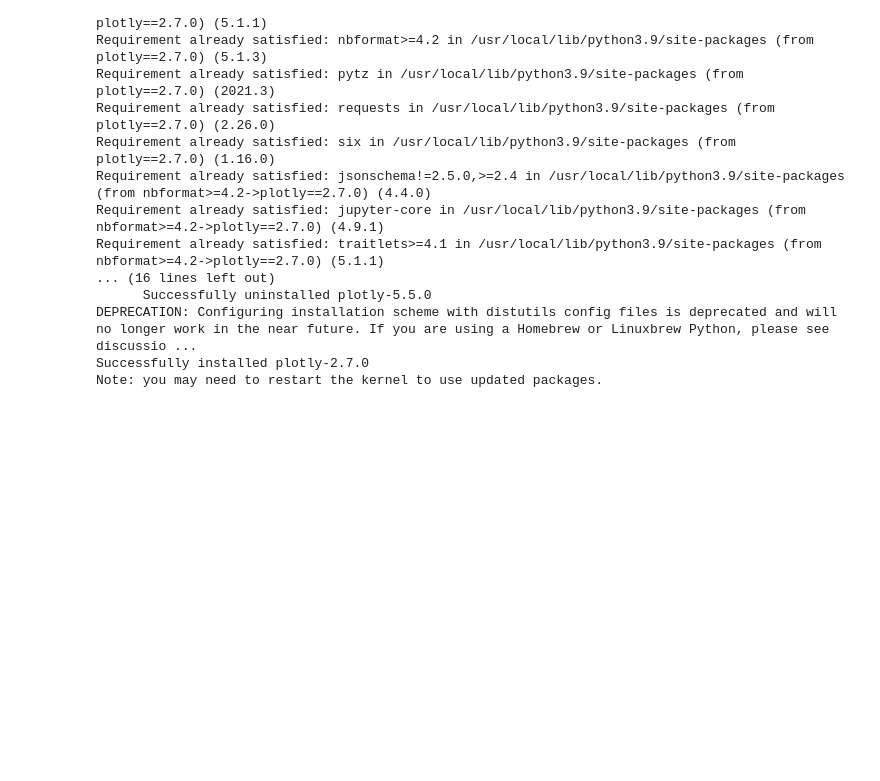
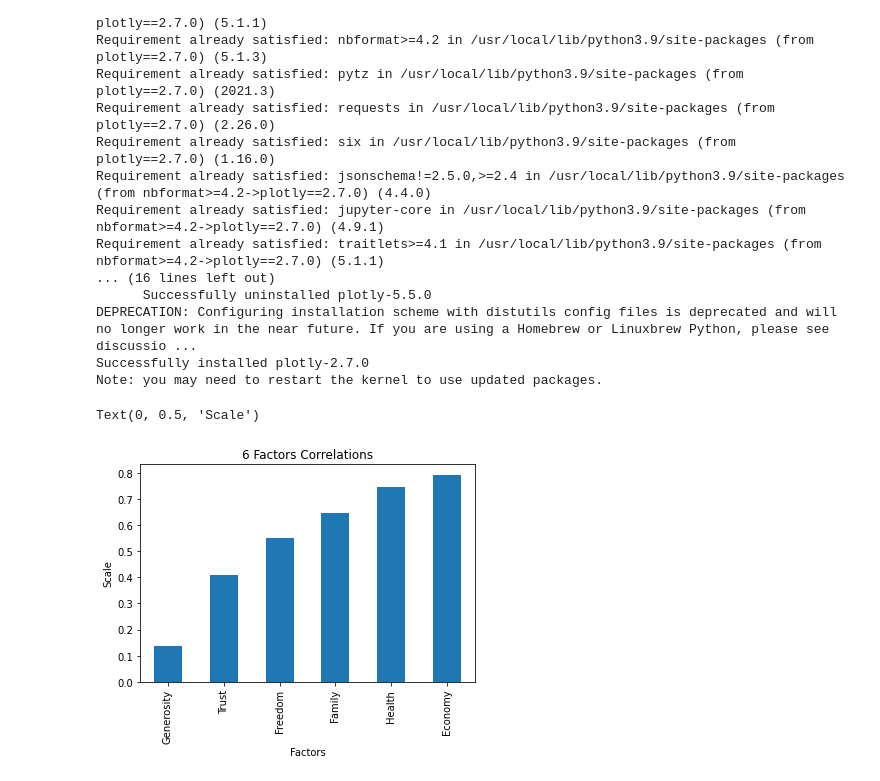
Before and after one commit to SarahAA1/World_happiness_Report, a Jupyter notebook: World_happiness_Report.ipynb, the cells around one changed output. Cells and saved outputs as stored; diff of their text form; code cells hidden in the pictures; blank space fills up the shorter version.

```diff
--- a/World_happiness_Report.ipynb
+++ b/World_happiness_Report.ipynb
@@ -308,3 +311,18 @@ Requirement already satisfied: traitlets>=4.1 in /usr/local/lib/python3.9/site-p
 DEPRECATION: Configuring installation scheme with distutils config files is deprecated and will no longer work in the near future. If you are using a Homebrew or Linuxbrew Python, please see discussio ...
 Successfully installed plotly-2.7.0
 Note: you may need to restart the kernel to use updated packages.
+# %%
+# Create list of Factors
+factors = ['Health', 'Economy', 'Family','Freedom','Generosity','Trust']
+# find the Correlations between the factors and happiness_score
+corr_matrix=df_merged[["happiness_score"]+factors].corr()
+corr_matrix = corr_matrix["happiness_score"].drop(['happiness_score'])
+
+# Create a Chart for the 6 Factors Correlations
+corr_matrix.sort_values(ascending=True).plot(kind='bar')
+plt.title(('6 Factors Correlations'))
+plt.xlabel("Factors ")
+plt.ylabel('Scale')
+# %% [output]
+Text(0, 0.5, 'Scale')
+[figure, added]
```
Also changed, not shown: parts of 3 cells of this notebook.
